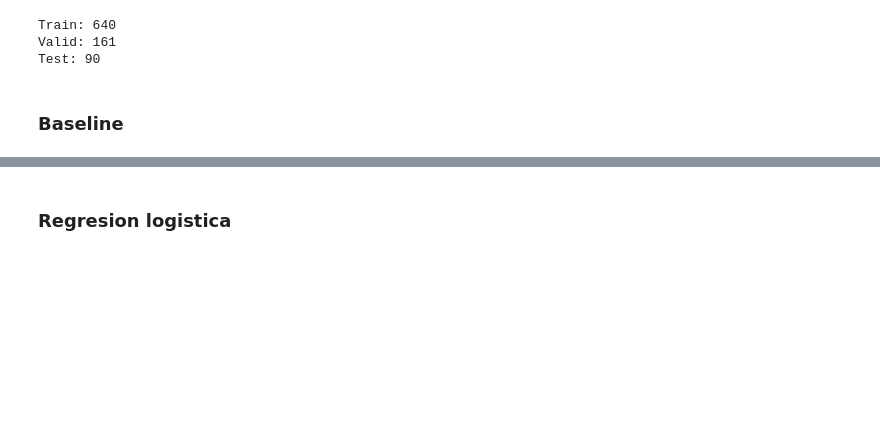
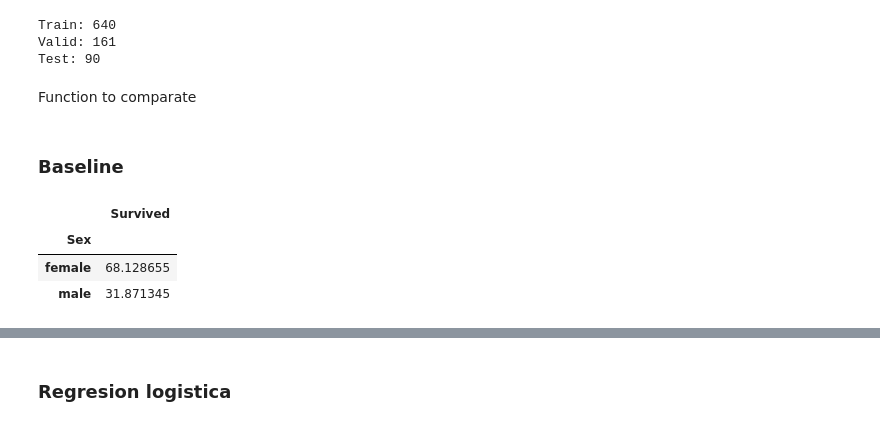
Before and after one commit to MaickMos/data_science_applied, a Jupyter notebook: Titanic_predictions.ipynb, the cells around one changed output, grey strips where cells are left out. Saved outputs shown, nothing was run; the diff lists cells and outputs as text; code cells hidden in the pictures; blank space fills up the shorter version.

```diff
--- a/Titanic_predictions.ipynb
+++ b/Titanic_predictions.ipynb
@@ -19,7 +21,7 @@ from sklearn.neighbors import KNeighborsClassifier
 ## Load Data
 # %%
 titanic = pd.read_csv("C:/Users/AULA04/Desktop/Codes/Curso/Data/titanic.csv")
-titanic
+titanic_org = titanic
 # %% [output]
 |  | PassengerId | Survived | Pclass | Name | Sex | Age | SibSp | Parch | Ticket | Fare | ... |
 | 0 | 1 | 0 | 3 | Braund, Mr. Owen Harris | male | 22.0 | 1 | 0 | A/5 21171 | 7.2500 | ... |
@@ -189,3 +199,5 @@ print(f"Test: {len(X_test)} ")
 Train: 640
 Valid: 161
 Test: 90
+# %% [markdown]
+Function to comparate
@@ -195,0 +234,8 @@ Test: 90
+# %%
+Rate_sex_survived = pd.DataFrame(titanic_org.groupby(["Sex"])["Survived"].sum() / titanic_org["Survived"].sum())
+Rate_sex_survived*100
+# %% [output]
+|  | Survived |
+| Sex |  |
+| female | 68.128655 |
+| male | 31.871345 |
```
Also changed, not shown: parts of 21 cells of this notebook, 2 other files.
